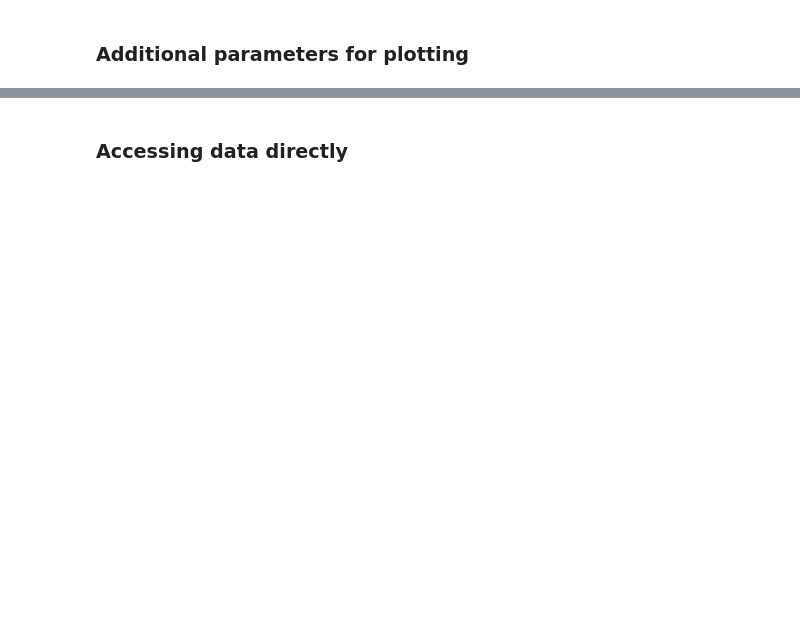
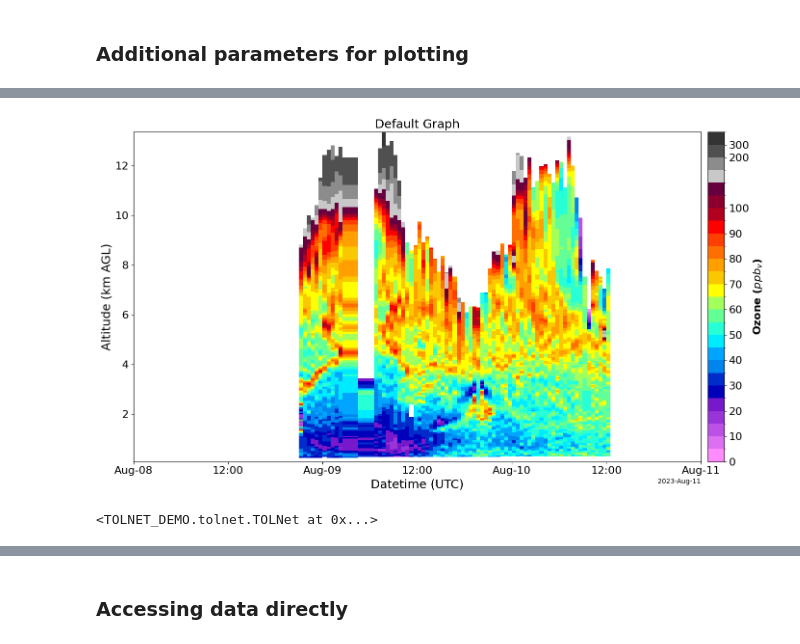
Before and after one commit to moroots/TOLNET_DEMO, a Jupyter notebook: Examples.ipynb, the cells around one changed output, grey strips where cells are left out. Cells and saved outputs as stored; diff of their text form; code cells hidden in the pictures; blank space fills up the shorter version.

```diff
--- a/Examples.ipynb
+++ b/Examples.ipynb
@@ -199,0 +204,5 @@ savefig=True saves each figure to a file. Each each figure is saved in a file na
+# %%
+data.tolnet_curtains(title="Default Graph")
+# %% [output]
+[figure, added]
+<TOLNET_DEMO.tolnet.TOLNet at 0x...>
```
Also changed, not shown: parts of 23 cells of this notebook, 1 other file.
